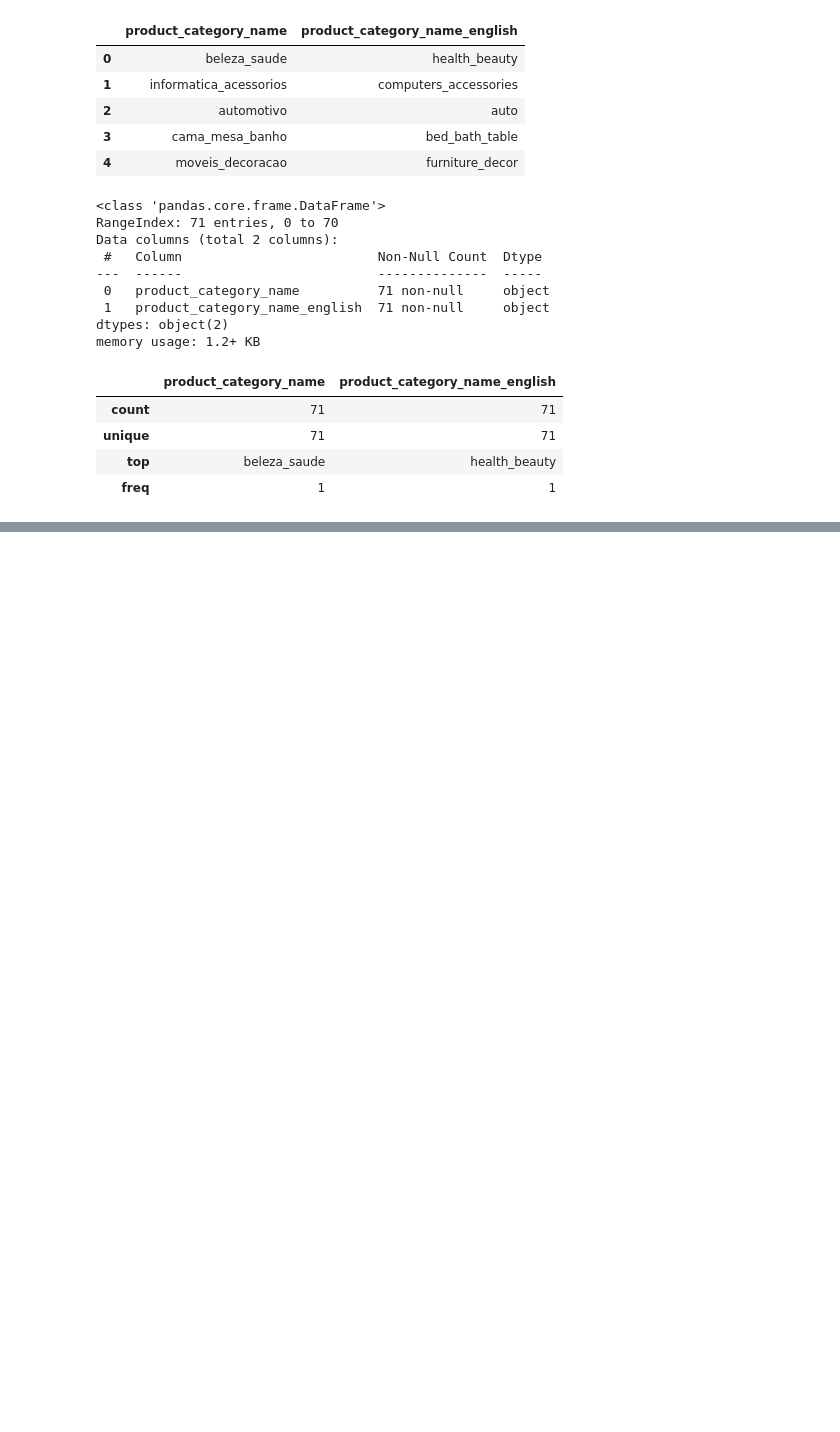
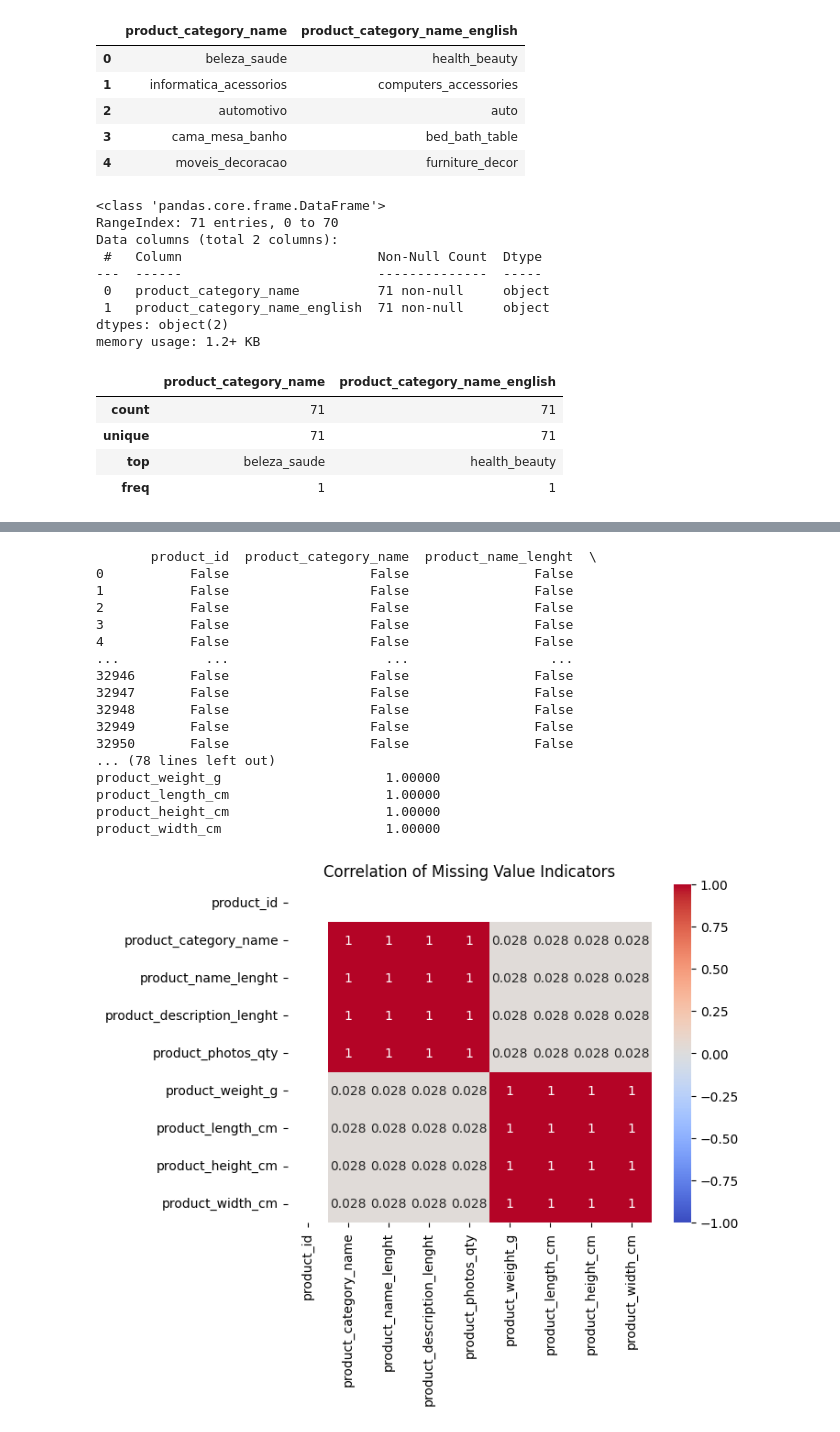
Before and after one commit to toxicafunk/llmdataquality, a Jupyter notebook: Data Quality.ipynb, the cells around one changed output, grey strips where cells are left out. Cells and saved outputs as stored; diff of their text form; code cells hidden in the pictures; blank space fills up the shorter version.

```diff
--- a/Data Quality.ipynb
+++ b/Data Quality.ipynb
@@ -344,0 +695,26 @@ df_product_category_translation.describe()
+# %%
+missing_corr = missing_indicator.corr()
+print(missing_values)
+print(missing_corr)
+sns.heatmap(missing_corr, annot=True, cmap='coolwarm', vmin=-1, vmax=1)
+plt.title("Correlation of Missing Value Indicators")
+plt.show()
+# %% [output]
+       product_id  product_category_name  product_name_lenght  \
+0           False                  False                False
+1           False                  False                False
+2           False                  False                False
+3           False                  False                False
+4           False                  False                False
+...           ...                    ...                  ...
+32946       False                  False                False
+32947       False                  False                False
+32948       False                  False                False
+32949       False                  False                False
+32950       False                  False                False
+... (78 lines left out)
+product_weight_g                     1.00000
+product_length_cm                    1.00000
+product_height_cm                    1.00000
+product_width_cm                     1.00000
+[figure, added]
```
Also changed, not shown: parts of 34 cells of this notebook, 2 other files.
